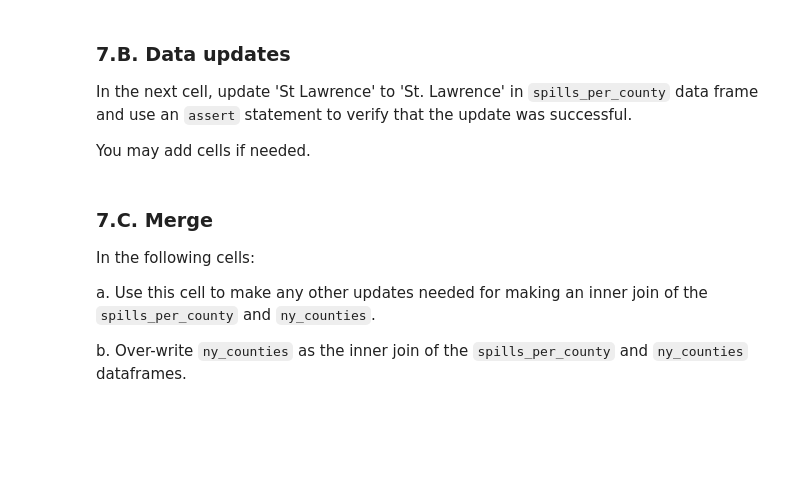
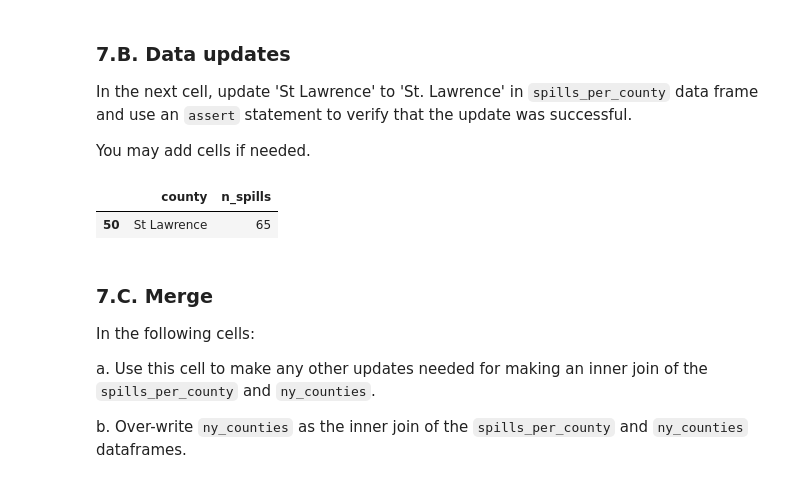
Before and after one commit to marinakochuten/eds220-hwk3, a Jupyter notebook: hwk3-task2-oil-spills.ipynb, the cells around one changed output. Cells and saved outputs as stored; diff of their text form; code cells hidden in the pictures; blank space fills up the shorter version.

```diff
--- a/hwk3-task2-oil-spills.ipynb
+++ b/hwk3-task2-oil-spills.ipynb
@@ -436,0 +470,7 @@ You may add cells if needed.
+# %%
+# Update 'St Lawrence' to 'St. Lawrence' in spills_per_county
+# First, find the index integer for the row containing 'St Lawrence'
+spills_per_county[spills_per_county.county == 'St Lawrence']
+# %% [output]
+|  | county | n_spills |
+| 50 | St Lawrence | 65 |
```
Also changed, not shown: parts of 21 cells of this notebook.
